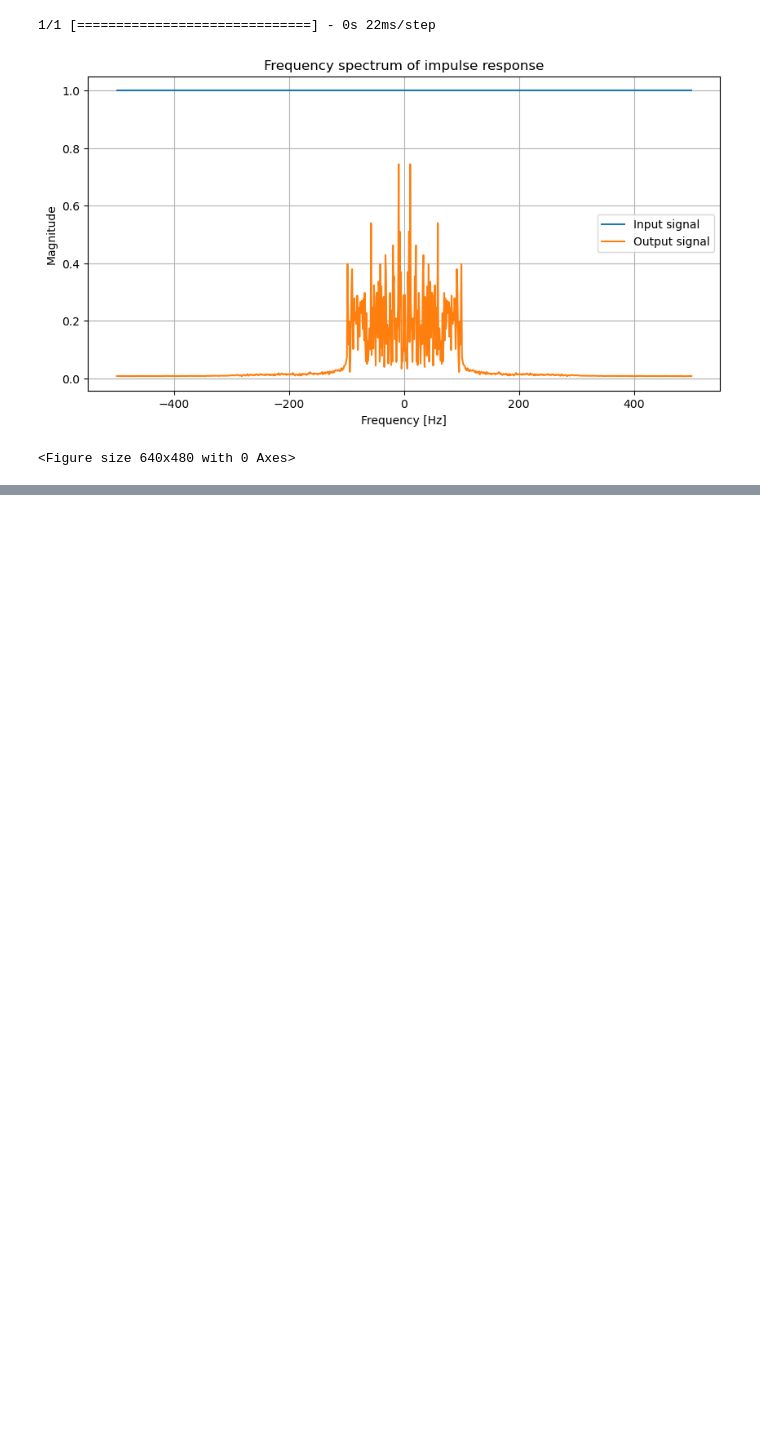
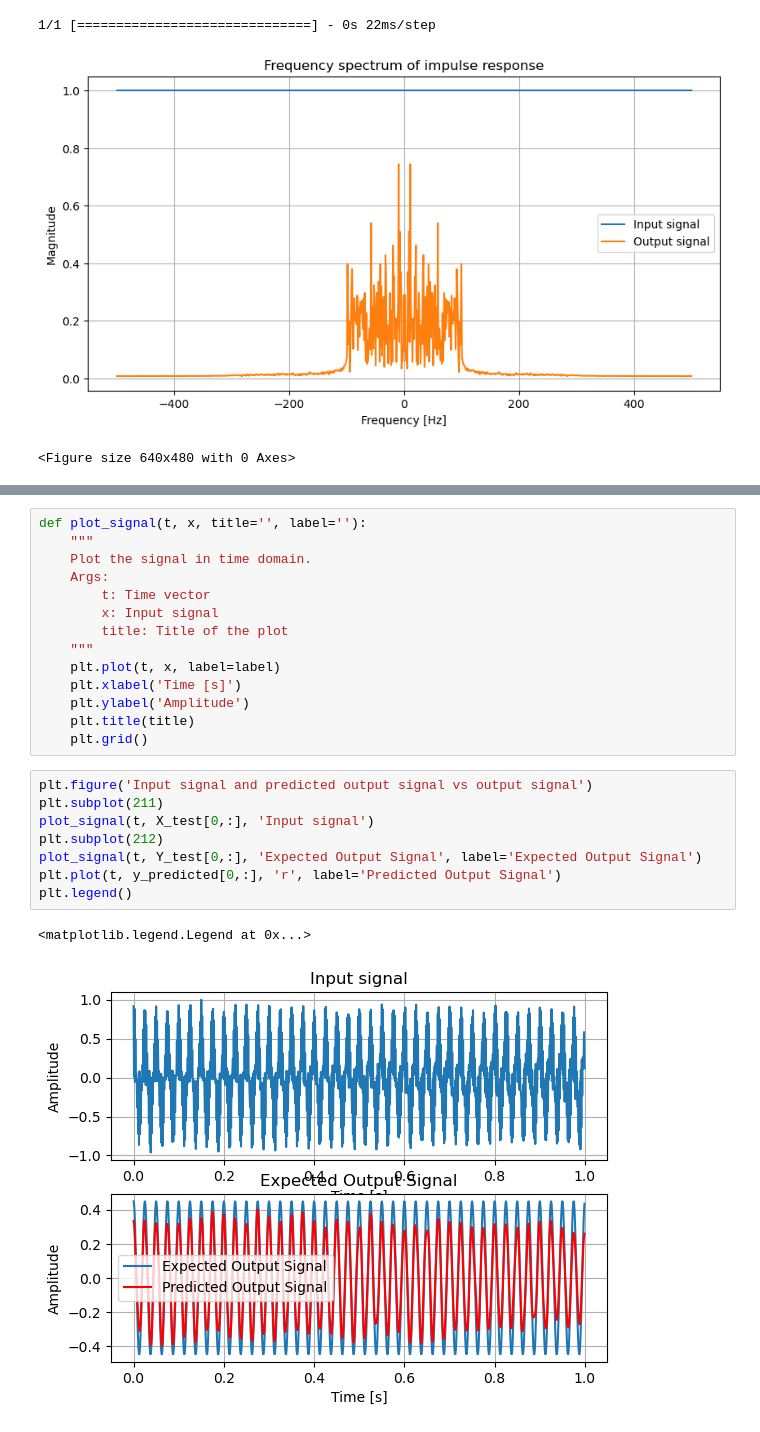
Before and after one commit to ErfanRasti/digital-signal-processing-lab, a Jupyter notebook: DigitalFilterDesign/DigitalFilterDesingUsingDeepLearning.ipynb, the cells around one changed output, grey strips where cells are left out. Cells and saved outputs as stored; diff of their text form; blank space fills up the shorter version.

```diff
--- a/DigitalFilterDesign/DigitalFilterDesingUsingDeepLearning.ipynb
+++ b/DigitalFilterDesign/DigitalFilterDesingUsingDeepLearning.ipynb
@@ -406,0 +420,25 @@ plot_frequency_spectrum_input_output_signal(x_impulse[0,:], h_model[0,:], fs, 'F
+# %%
+def plot_signal(t, x, title='', label=''):
+    """
+    Plot the signal in time domain.
+    Args:
+        t: Time vector
+        x: Input signal
+        title: Title of the plot
+    """
+    plt.plot(t, x, label=label)
+    plt.xlabel('Time [s]')
+    plt.ylabel('Amplitude')
+    plt.title(title)
+    plt.grid()
+# %%
+plt.figure('Input signal and predicted output signal vs output signal')
+plt.subplot(211)
+plot_signal(t, X_test[0,:], 'Input signal')
+plt.subplot(212)
+plot_signal(t, Y_test[0,:], 'Expected Output Signal', label='Expected Output Signal')
+plt.plot(t, y_predicted[0,:], 'r', label='Predicted Output Signal')
+plt.legend()
+# %% [output]
+<matplotlib.legend.Legend at 0x...>
+[figure, added]
```
Also changed, not shown: parts of 3 cells of this notebook.
